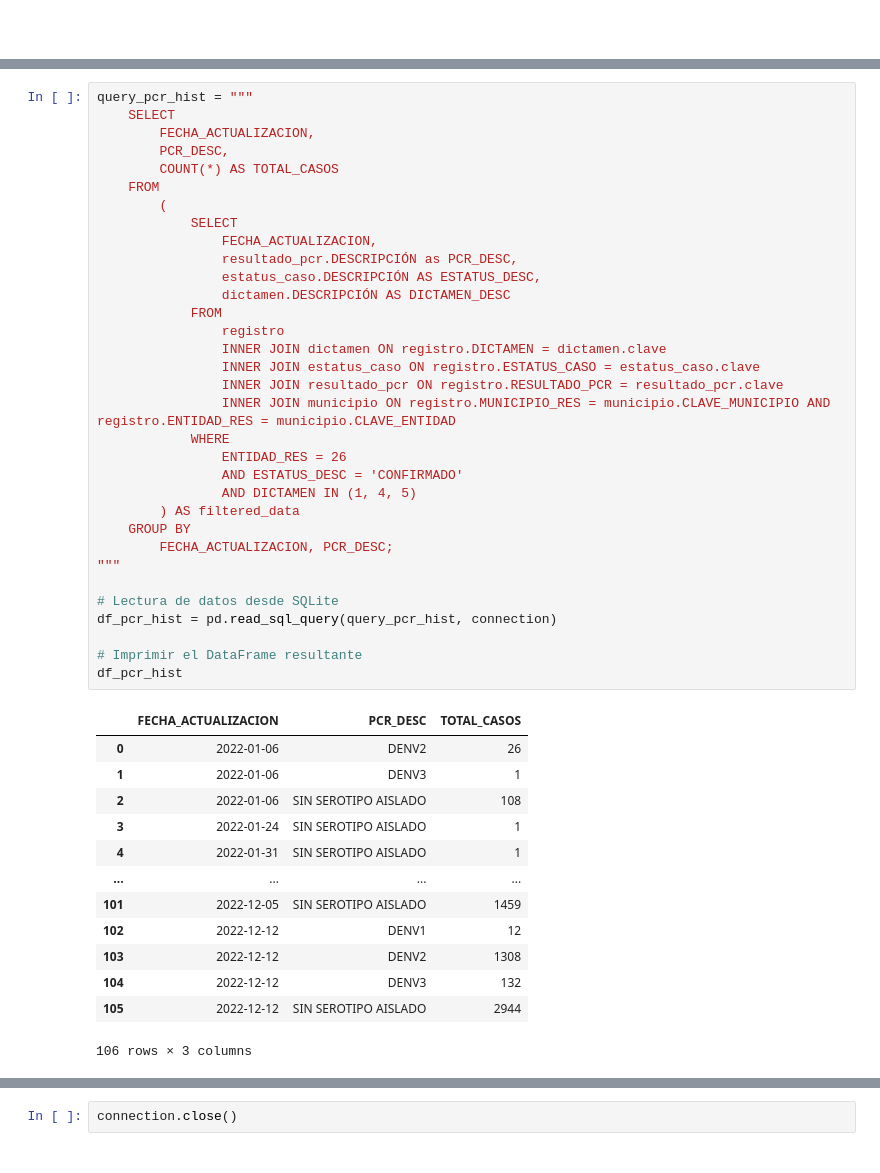
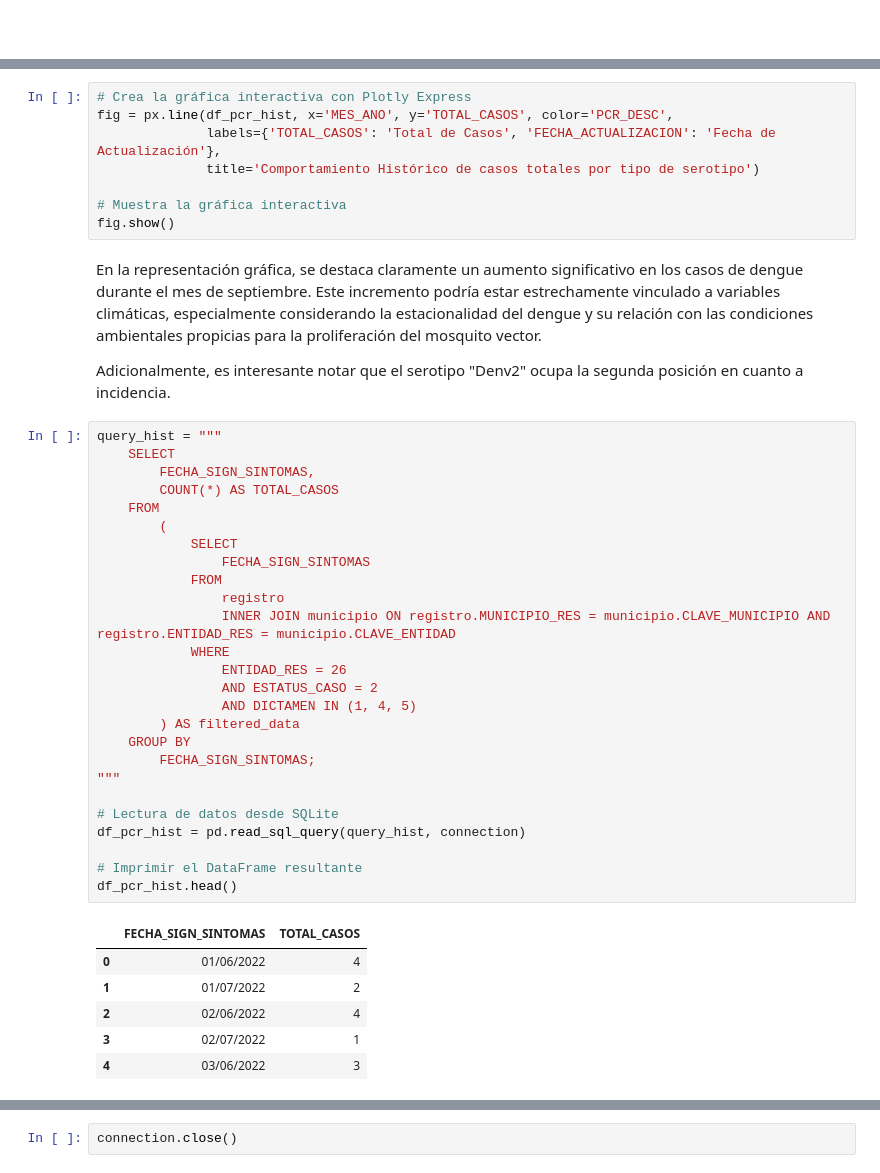
Before and after one commit to fofojaramillo/practica-introdatsci, a Jupyter notebook: exploracion_estatal.ipynb, the cells around one changed output, grey strips where cells are left out. Drawn from its saved outputs; the diff is of its cells as text.

```diff
--- a/exploracion_estatal.ipynb
+++ b/exploracion_estatal.ipynb
@@ -332,47 +486,45 @@ fig.show()
+# %%
+# Crea la gráfica interactiva con Plotly Express
+fig = px.line(df_pcr_hist, x='MES_ANO', y='TOTAL_CASOS', color='PCR_DESC',
+              labels={'TOTAL_CASOS': 'Total de Casos', 'FECHA_ACTUALIZACION': 'Fecha de Actualización'},
+              title='Comportamiento Histórico de casos totales por tipo de serotipo')
+
+# Muestra la gráfica interactiva
+fig.show()
+# %% [markdown]
+En la representación gráfica, se destaca claramente un aumento significativo en los casos de dengue durante el mes de septiembre. Este incremento podría estar estrechamente vinculado a variables climáticas, especialmente considerando la estacionalidad del dengue y su relación con las condiciones ambientales propicias para la proliferación del mosquito vector.
+
+Adicionalmente, es interesante notar que el serotipo "Denv2" ocupa la segunda posición en cuanto a incidencia.
 # %%
-query_pcr_hist = """
+query_hist = """
     SELECT
-        FECHA_ACTUALIZACION,
-        PCR_DESC,
+        FECHA_SIGN_SINTOMAS,
         COUNT(*) AS TOTAL_CASOS
     FROM
         (
             SELECT
-                FECHA_ACTUALIZACION,
-                resultado_pcr.DESCRIPCIÓN as PCR_DESC,
-                estatus_caso.DESCRIPCIÓN AS ESTATUS_DESC,
-                dictamen.DESCRIPCIÓN AS DICTAMEN_DESC
+                FECHA_SIGN_SINTOMAS
             FROM
                 registro
-                INNER JOIN dictamen ON registro.DICTAMEN = dictamen.clave
-                INNER JOIN estatus_caso ON registro.ESTATUS_CASO = estatus_caso.clave
-                INNER JOIN resultado_pcr ON registro.RESULTADO_PCR = resultado_pcr.clave
                 INNER JOIN municipio ON registro.MUNICIPIO_RES = municipio.CLAVE_MUNICIPIO AND registro.ENTIDAD_RES = municipio.CLAVE_ENTIDAD
             WHERE
                 ENTIDAD_RES = 26
-                AND ESTATUS_DESC = 'CONFIRMADO'
+                AND ESTATUS_CASO = 2
                 AND DICTAMEN IN (1, 4, 5)
         ) AS filtered_data
     GROUP BY
-        FECHA_ACTUALIZACION, PCR_DESC;
+        FECHA_SIGN_SINTOMAS;
 """
 
 # Lectura de datos desde SQLite
-df_pcr_hist = pd.read_sql_query(query_pcr_hist, connection)
+df_pcr_hist = pd.read_sql_query(query_hist, connection)
 
 # Imprimir el DataFrame resultante
-df_pcr_hist
+df_pcr_hist.head()
 # %% [output]
-|  | FECHA_ACTUALIZACION | PCR_DESC | TOTAL_CASOS |
-| 0 | 2022-01-06 | DENV2 | 26 |
-| 1 | 2022-01-06 | DENV3 | 1 |
-| 2 | 2022-01-06 | SIN SEROTIPO AISLADO | 108 |
-| 3 | 2022-01-24 | SIN SEROTIPO AISLADO | 1 |
-| 4 | 2022-01-31 | SIN SEROTIPO AISLADO | 1 |
-| ... | ... | ... | ... |
-| 101 | 2022-12-05 | SIN SEROTIPO AISLADO | 1459 |
-| 102 | 2022-12-12 | DENV1 | 12 |
-| 103 | 2022-12-12 | DENV2 | 1308 |
-| 104 | 2022-12-12 | DENV3 | 132 |
-| 105 | 2022-12-12 | SIN SEROTIPO AISLADO | 2944 |
+|  | FECHA_SIGN_SINTOMAS | TOTAL_CASOS |
+| 0 | 01/06/2022 | 4 |
+| 1 | 01/07/2022 | 2 |
+| 2 | 02/06/2022 | 4 |
+| 3 | 02/07/2022 | 1 |
+| 4 | 03/06/2022 | 3 |
-106 rows × 3 columns
```
Also changed, not shown: parts of 26 cells of this notebook.
